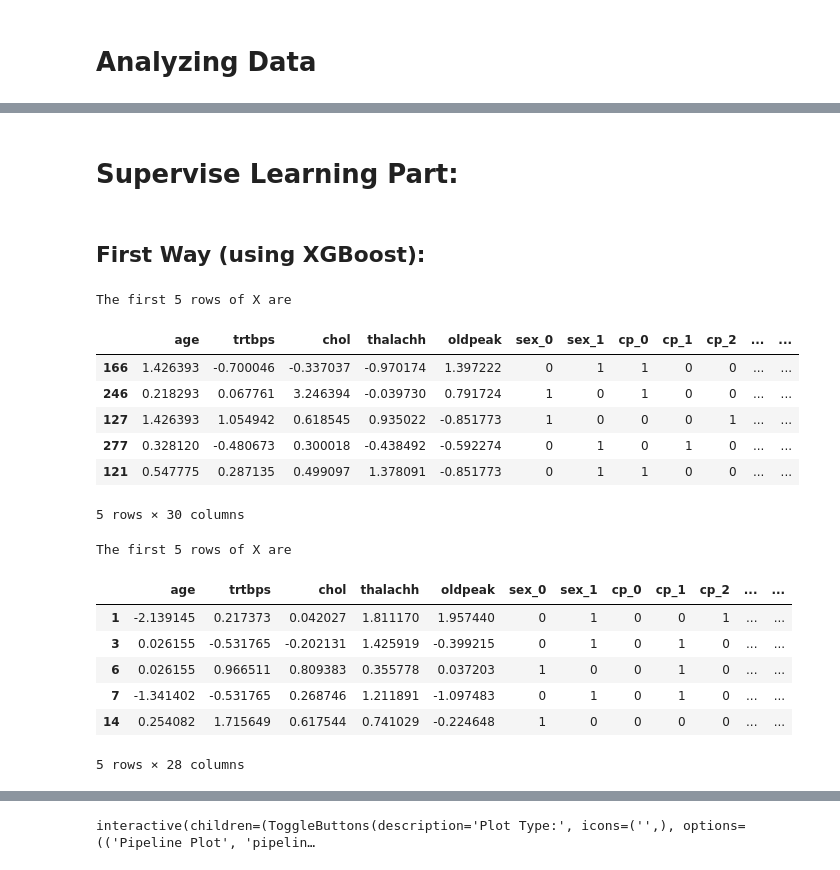
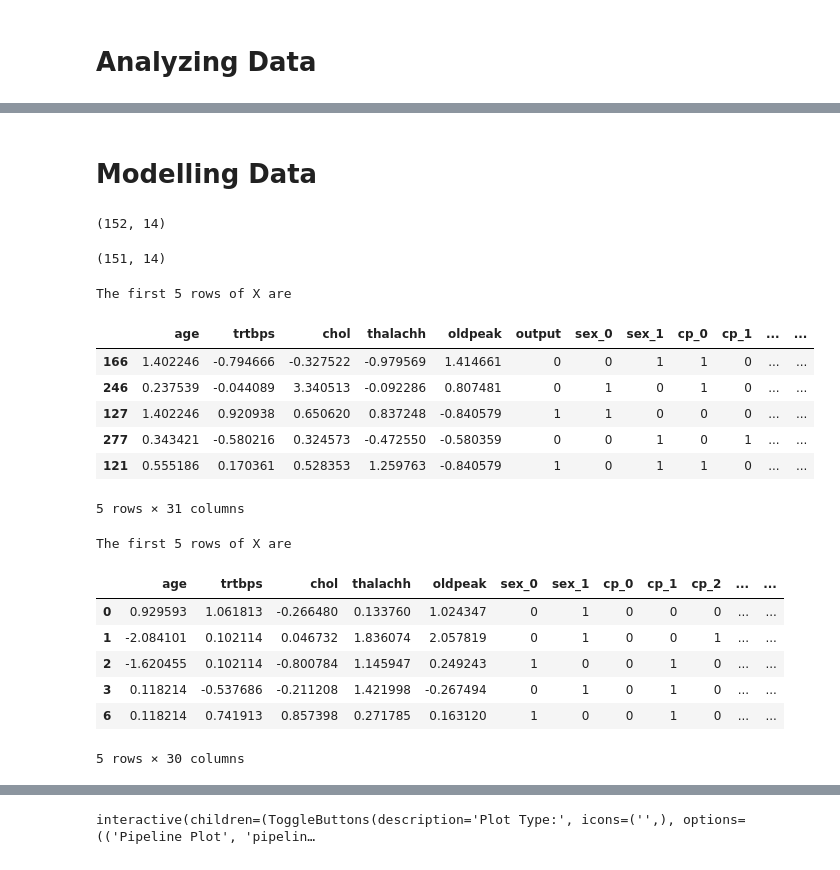
Before and after one commit to dc-neo/heart_attack_predict, a Jupyter notebook: Heart_Disease_Semi-Supervised.ipynb, the cells around one changed output, grey strips where cells are left out. Drawn from its saved outputs; the diff is of its cells as text; code cells hidden in the pictures.

```diff
--- a/Heart_Disease_Semi-Supervised.ipynb
+++ b/Heart_Disease_Semi-Supervised.ipynb
@@ -203,4 +128,0 @@ bx.set_xticklabels(bx.get_xticklabels(),rotation=45)
-# %% [markdown]
-# **Supervise Learning Part:**
-# %% [markdown]
-## **First Way (using XGBoost):**
@@ -212,41 +129,56 @@ unlab=df.drop(train.index)
+# %% [markdown]
+# **Modelling Data**
+# %%
+# Creating a subset for use when we need to use unlabelled data (unlab)
+  # Creating three datasets: 1) Labelled Train Data Set,  2) Labelled Test Dataset, 3) Unlabelled Dataset
+    # 1 will be used to train the model, 2 will be used to apply some pseudo labels.  These two will then be combined to make a new dataset which will be used to train a new model
+    # 3 will be used by the new model (pseudo_model) to predict the labels
+
+train=df.sample(frac=0.5,random_state=200)
+unlab=df.drop(train.index)
+
+print(train.shape)
+unlab.shape
+# %% [output]
+(152, 14)
+(151, 14)
 # %%
 # Labelled Dataset
 
-# In this code box, encoding categorical features for efficiency, scaling the continuous features
+  # In this code box, encoding categorical features for efficiency, scaling the continuous features
 
 # Features/Columns, defined by categorical (cat) / continuous (con)
 cat_cols = ['sex', 'cp', 'fbs', 'restecg', 'exng', 'slp', 'caa', 'thall']
 con_cols = ['age', 'trtbps', 'chol', 'thalachh', 'oldpeak']
 
 # encoding the categorical columns
 ha_encoded_data = pd.get_dummies(train, columns = cat_cols)
 
 # defining the features and target
-X = ha_encoded_data.drop(['output'],axis=1)
-y = ha_encoded_data[['output']]
+X = ha_encoded_data
 
 # instantiating the scaler
 scaler = StandardScaler()
 
 # scaling the continuous features
 X[con_cols] = scaler.fit_transform(X[con_cols])
 print("The first 5 rows of X are")
 X.head()
 # %% [output]
 The first 5 rows of X are
-|  | age | trtbps | chol | thalachh | oldpeak | sex_0 | sex_1 | cp_0 | cp_1 | cp_2 | ... | ... |
-| 166 | 1.426393 | -0.700046 | -0.337037 | -0.970174 | 1.397222 | 0 | 1 | 1 | 0 | 0 | ... | ... |
-| 246 | 0.218293 | 0.067761 | 3.246394 | -0.039730 | 0.791724 | 1 | 0 | 1 | 0 | 0 | ... | ... |
-| 127 | 1.426393 | 1.054942 | 0.618545 | 0.935022 | -0.851773 | 1 | 0 | 0 | 0 | 1 | ... | ... |
-| 277 | 0.328120 | -0.480673 | 0.300018 | -0.438492 | -0.592274 | 0 | 1 | 0 | 1 | 0 | ... | ... |
-| 121 | 0.547775 | 0.287135 | 0.499097 | 1.378091 | -0.851773 | 0 | 1 | 1 | 0 | 0 | ... | ... |
+|  | age | trtbps | chol | thalachh | oldpeak | output | sex_0 | sex_1 | cp_0 | cp_1 | ... | ... |
+| 166 | 1.402246 | -0.794666 | -0.327522 | -0.979569 | 1.414661 | 0 | 0 | 1 | 1 | 0 | ... | ... |
+| 246 | 0.237539 | -0.044089 | 3.340513 | -0.092286 | 0.807481 | 0 | 1 | 0 | 1 | 0 | ... | ... |
+| 127 | 1.402246 | 0.920938 | 0.650620 | 0.837248 | -0.840579 | 1 | 1 | 0 | 0 | 0 | ... | ... |
+| 277 | 0.343421 | -0.580216 | 0.324573 | -0.472550 | -0.580359 | 0 | 0 | 1 | 0 | 1 | ... | ... |
+| 121 | 0.555186 | 0.170361 | 0.528353 | 1.259763 | -0.840579 | 1 | 0 | 1 | 1 | 0 | ... | ... |
-5 rows × 30 columns
+5 rows × 31 columns
 # %%
 # Unlabelled Dataset
 
-# In this code box, encoding categorical features for efficiency, scaling the continuous features
+  # In this code box, encoding categorical features for efficiency, scaling the continuous features
 
-# Features/Columns, defined by categorical (cat) / continuous (con)
+# Features / Columns, defined by categorical (cat) / continuous (con)
 cat_cols = ['sex', 'cp', 'fbs', 'restecg', 'exng', 'slp', 'caa', 'thall']
 con_cols = ['age', 'trtbps', 'chol', 'thalachh', 'oldpeak']
 
@@ -267,9 +199,9 @@ X_u.head()
 # %% [output]
 The first 5 rows of X are
 |  | age | trtbps | chol | thalachh | oldpeak | sex_0 | sex_1 | cp_0 | cp_1 | cp_2 | ... | ... |
-| 1 | -2.139145 | 0.217373 | 0.042027 | 1.811170 | 1.957440 | 0 | 1 | 0 | 0 | 1 | ... | ... |
-| 3 | 0.026155 | -0.531765 | -0.202131 | 1.425919 | -0.399215 | 0 | 1 | 0 | 1 | 0 | ... | ... |
-| 6 | 0.026155 | 0.966511 | 0.809383 | 0.355778 | 0.037203 | 1 | 0 | 0 | 1 | 0 | ... | ... |
-| 7 | -1.341402 | -0.531765 | 0.268746 | 1.211891 | -1.097483 | 0 | 1 | 0 | 1 | 0 | ... | ... |
-| 14 | 0.254082 | 1.715649 | 0.617544 | 0.741029 | -0.224648 | 1 | 0 | 0 | 0 | 0 | ... | ... |
+| 0 | 0.929593 | 1.061813 | -0.266480 | 0.133760 | 1.024347 | 0 | 1 | 0 | 0 | 0 | ... | ... |
+| 1 | -2.084101 | 0.102114 | 0.046732 | 1.836074 | 2.057819 | 0 | 1 | 0 | 0 | 1 | ... | ... |
+| 2 | -1.620455 | 0.102114 | -0.800784 | 1.145947 | 0.249243 | 1 | 0 | 0 | 1 | 0 | ... | ... |
+| 3 | 0.118214 | -0.537686 | -0.211208 | 1.421998 | -0.267494 | 0 | 1 | 0 | 1 | 0 | ... | ... |
+| 6 | 0.118214 | 0.741913 | 0.857398 | 0.271785 | 0.163120 | 1 | 0 | 0 | 1 | 0 | ... | ... |
-5 rows × 28 columns
+5 rows × 30 columns
```
Also changed, not shown: parts of 59 cells of this notebook.
